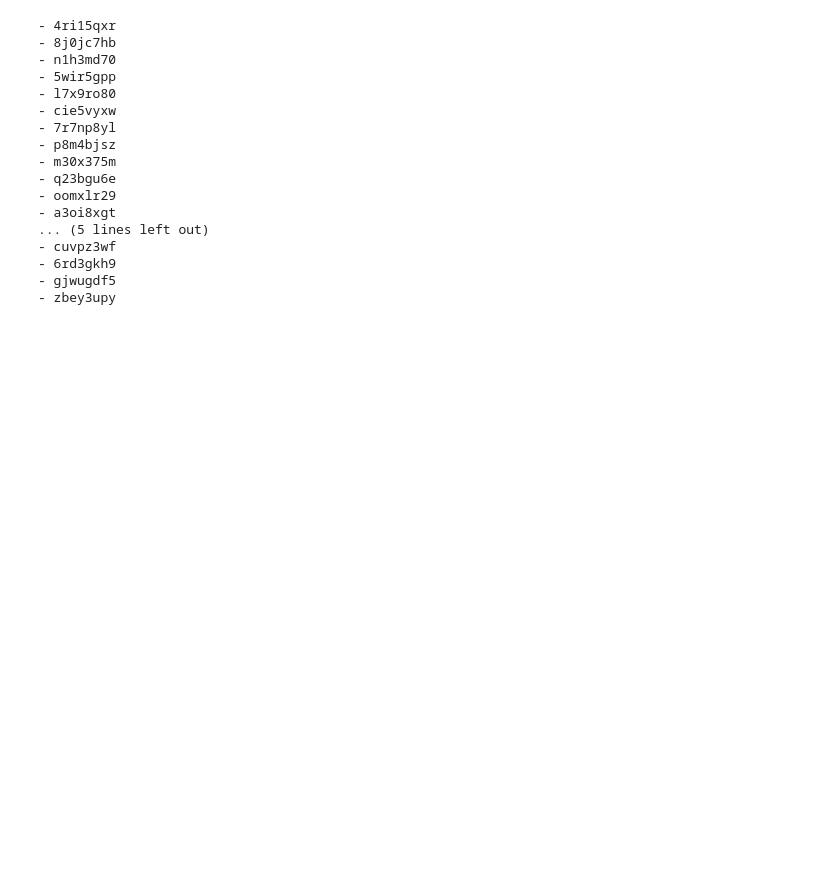
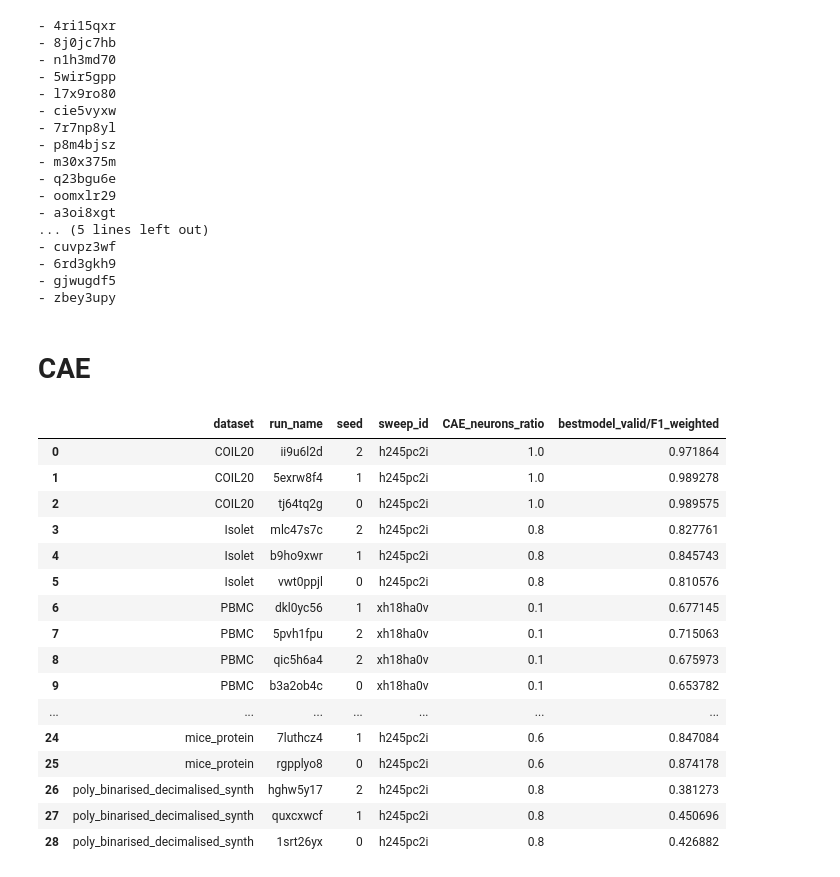
Before and after one commit to evanrex/feature-wise-active-adaptation, a Jupyter notebook: compute_results/hyperparam_tune_results.ipynb, the cells around one changed output. Saved outputs shown, nothing was run; the diff lists cells and outputs as text; code cells hidden in the pictures; blank space fills up the shorter version.

```diff
--- a/compute_results/hyperparam_tune_results.ipynb
+++ b/compute_results/hyperparam_tune_results.ipynb
@@ -540,3 +597,36 @@ print_run_ids(best_run_names_SEFS)
 - 6rd3gkh9
 - gjwugdf5
 - zbey3upy
+# %% [markdown]
+# CAE
+# %%
+cae_sweep_ids = [
+    'h245pc2i',
+    'jqulrkke', # finance
+    'xh18ha0v', # PBMC
+]
+
+cae_hyperparameters = ['CAE_neurons_ratio']
+# %%
+runs_data_cae = fetch_runs(entity, project, cae_sweep_ids)
+best_run_names_cae = get_best_runs(runs_data_cae, cae_hyperparameters)
+# %%
+best_run_names_cae
+# %% [output]
+|  | dataset | run_name | seed | sweep_id | CAE_neurons_ratio | bestmodel_valid/F1_weighted |
+| 0 | COIL20 | ii9u6l2d | 2 | h245pc2i | 1.0 | 0.971864 |
+| 1 | COIL20 | 5exrw8f4 | 1 | h245pc2i | 1.0 | 0.989278 |
+| 2 | COIL20 | tj64tq2g | 0 | h245pc2i | 1.0 | 0.989575 |
+| 3 | Isolet | mlc47s7c | 2 | h245pc2i | 0.8 | 0.827761 |
+| 4 | Isolet | b9ho9xwr | 1 | h245pc2i | 0.8 | 0.845743 |
+| 5 | Isolet | vwt0ppjl | 0 | h245pc2i | 0.8 | 0.810576 |
+| 6 | PBMC | dkl0yc56 | 1 | xh18ha0v | 0.1 | 0.677145 |
+| 7 | PBMC | 5pvh1fpu | 2 | xh18ha0v | 0.1 | 0.715063 |
+| 8 | PBMC | qic5h6a4 | 2 | xh18ha0v | 0.1 | 0.675973 |
+| 9 | PBMC | b3a2ob4c | 0 | xh18ha0v | 0.1 | 0.653782 |
+| ... | ... | ... | ... | ... | ... | ... |
+| 24 | mice_protein | 7luthcz4 | 1 | h245pc2i | 0.6 | 0.847084 |
+| 25 | mice_protein | rgpplyo8 | 0 | h245pc2i | 0.6 | 0.874178 |
+| 26 | poly_binarised_decimalised_synth | hghw5y17 | 2 | h245pc2i | 0.8 | 0.381273 |
+| 27 | poly_binarised_decimalised_synth | quxcxwcf | 1 | h245pc2i | 0.8 | 0.450696 |
+| 28 | poly_binarised_decimalised_synth | 1srt26yx | 0 | h245pc2i | 0.8 | 0.426882 |
```
Also changed, not shown: parts of 14 cells of this notebook, 1 other file.
